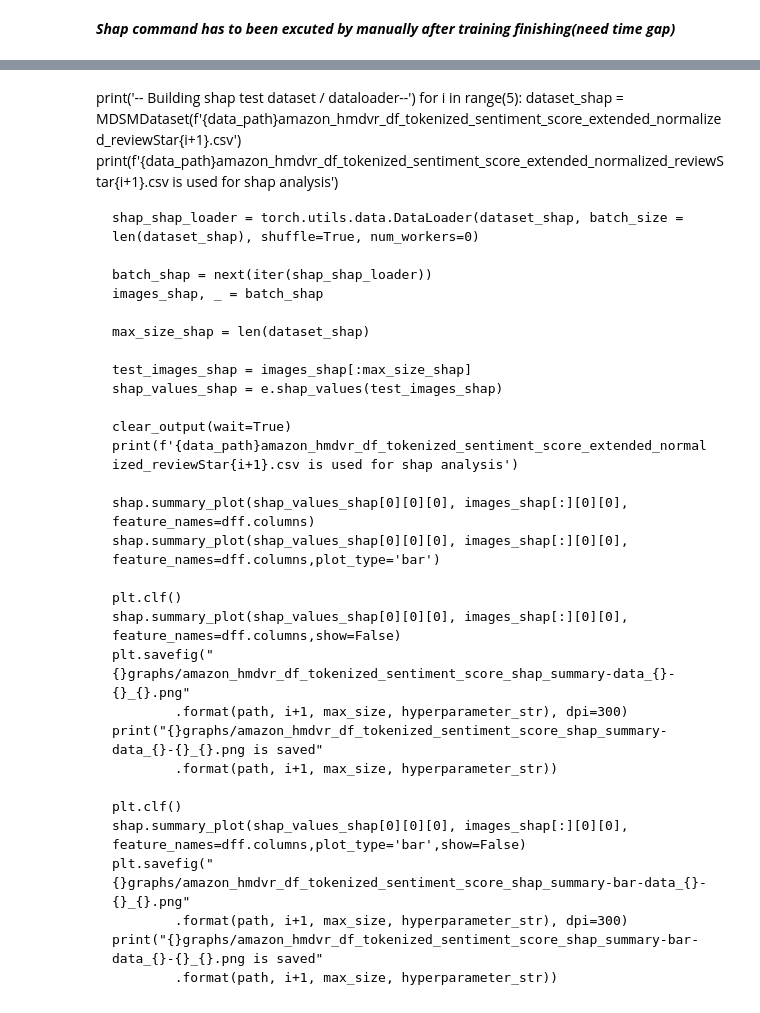
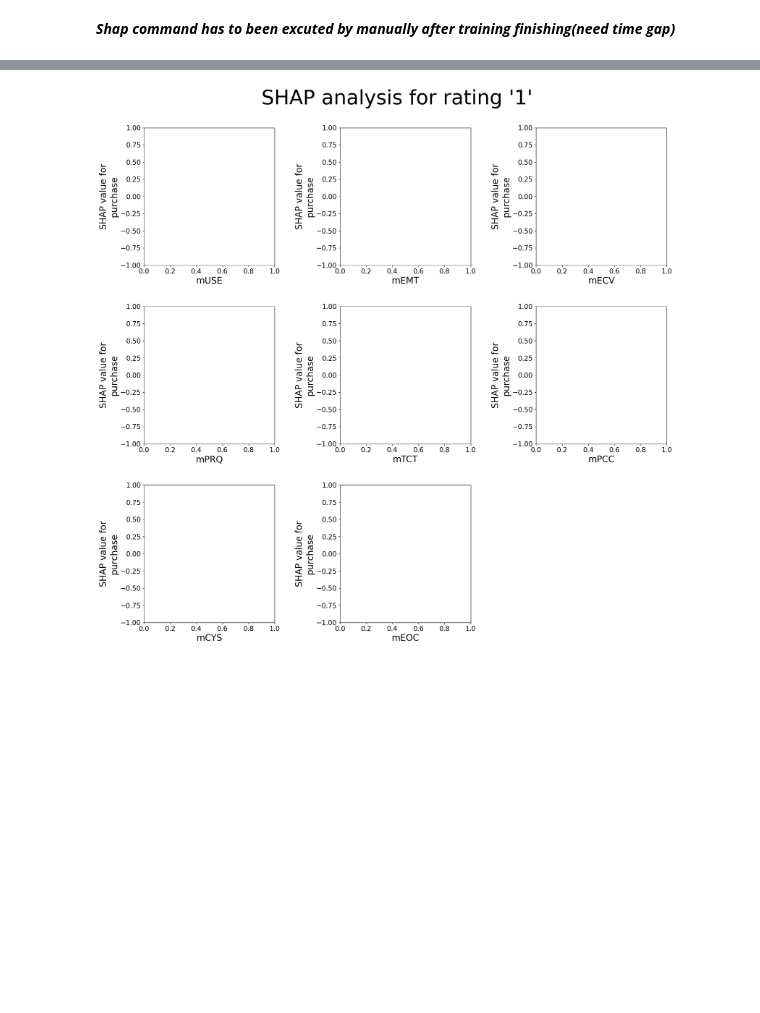
Before and after one commit to mystous/MDSM_ResNetbased, a Jupyter notebook: MDSMResnet_Various_Hyperparameter.ipynb, the cells around one changed output, grey strips where cells are left out. Cells and saved outputs as stored; diff of their text form; code cells hidden in the pictures; blank space fills up the shorter version.

```diff
--- a/MDSMResnet_Various_Hyperparameter.ipynb
+++ b/MDSMResnet_Various_Hyperparameter.ipynb
@@ -653,35 +723,21 @@ No data for colormapping provided via 'c'. Parameters 'vmin', 'vmax' will be ign
-# %% [markdown]
-print('-- Building shap test dataset / dataloader--')
-for i in range(5):
-    dataset_shap = MDSMDataset(f'{data_path}amazon_hmdvr_df_tokenized_sentiment_score_extended_normalized_reviewStar{i+1}.csv')
-    print(f'{data_path}amazon_hmdvr_df_tokenized_sentiment_score_extended_normalized_reviewStar{i+1}.csv is used for shap analysis')
-
-    shap_shap_loader = torch.utils.data.DataLoader(dataset_shap, batch_size = len(dataset_shap), shuffle=True, num_workers=0)
-
-    batch_shap = next(iter(shap_shap_loader))
-    images_shap, _ = batch_shap
-
-    max_size_shap = len(dataset_shap)
-
-    test_images_shap = images_shap[:max_size_shap]
-    shap_values_shap = e.shap_values(test_images_shap)
-
-    clear_output(wait=True)
-    print(f'{data_path}amazon_hmdvr_df_tokenized_sentiment_score_extended_normalized_reviewStar{i+1}.csv is used for shap analysis')
-
-    shap.summary_plot(shap_values_shap[0][0][0], images_shap[:][0][0], feature_names=dff.columns)
-    shap.summary_plot(shap_values_shap[0][0][0], images_shap[:][0][0], feature_names=dff.columns,plot_type='bar')
-
-    plt.clf()
-    shap.summary_plot(shap_values_shap[0][0][0], images_shap[:][0][0], feature_names=dff.columns,show=False)
-    plt.savefig("{}graphs/amazon_hmdvr_df_tokenized_sentiment_score_shap_summary-data_{}-{}_{}.png"
-            .format(path, i+1, max_size, hyperparameter_str), dpi=300)
-    print("{}graphs/amazon_hmdvr_df_tokenized_sentiment_score_shap_summary-data_{}-{}_{}.png is saved"
-            .format(path, i+1, max_size, hyperparameter_str))
-
-    plt.clf()
-    shap.summary_plot(shap_values_shap[0][0][0], images_shap[:][0][0], feature_names=dff.columns,plot_type='bar',show=False)
-    plt.savefig("{}graphs/amazon_hmdvr_df_tokenized_sentiment_score_shap_summary-bar-data_{}-{}_{}.png"
-            .format(path, i+1, max_size, hyperparameter_str), dpi=300)
-    print("{}graphs/amazon_hmdvr_df_tokenized_sentiment_score_shap_summary-bar-data_{}-{}_{}.png is saved"
-            .format(path, i+1, max_size, hyperparameter_str))
+# %%
+i = 0
+
+fig, axes = plt.subplots(3,3, figsize=(21,20))
+
+for j in range(3,dff.shape[1]):
+    _x = (j-3) / 3
+    _x = math.floor(_x)
+    _y = (j-3) % 3
+    axes[_x][_y].set_xlabel(dff.columns[j], fontsize=20)
+    axes[_x][_y].set_ylabel(ylabel_str, fontsize=20)
+    axes[_x][_y].set_ylim([-1, 1])
+    axes[_x][_y].tick_params(labelsize=15)
+
+axes[2][2].set_visible(False)
+plt.subplots_adjust(wspace=0.5, hspace=0.3)
+#plt.tight_layout()
+plt.suptitle(f"SHAP analysis for rating \'{i+1}\'", fontsize=45, y=0.94)
+plt.show()
+# %% [output]
+[figure, added]
```
Also changed, not shown: parts of 21 cells of this notebook, 4 other files.
